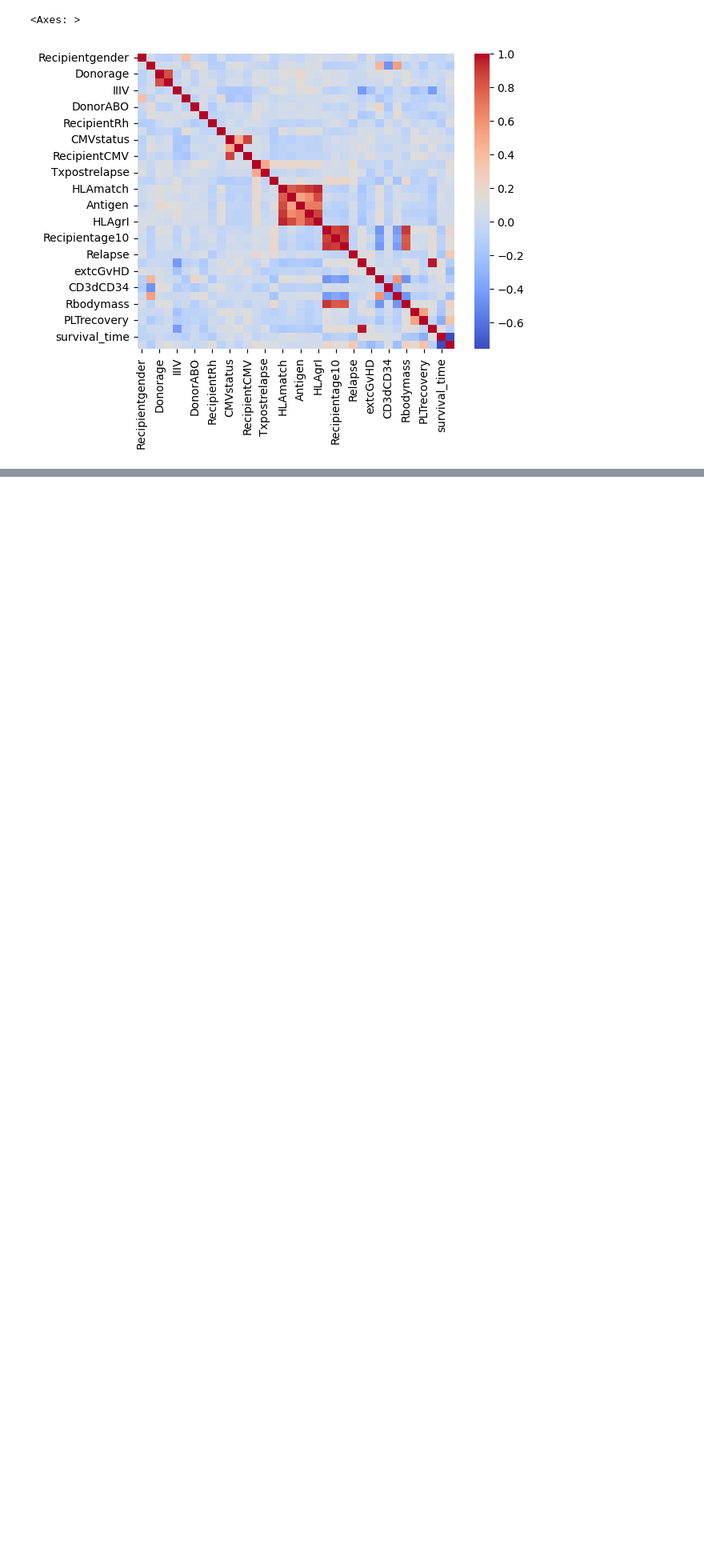
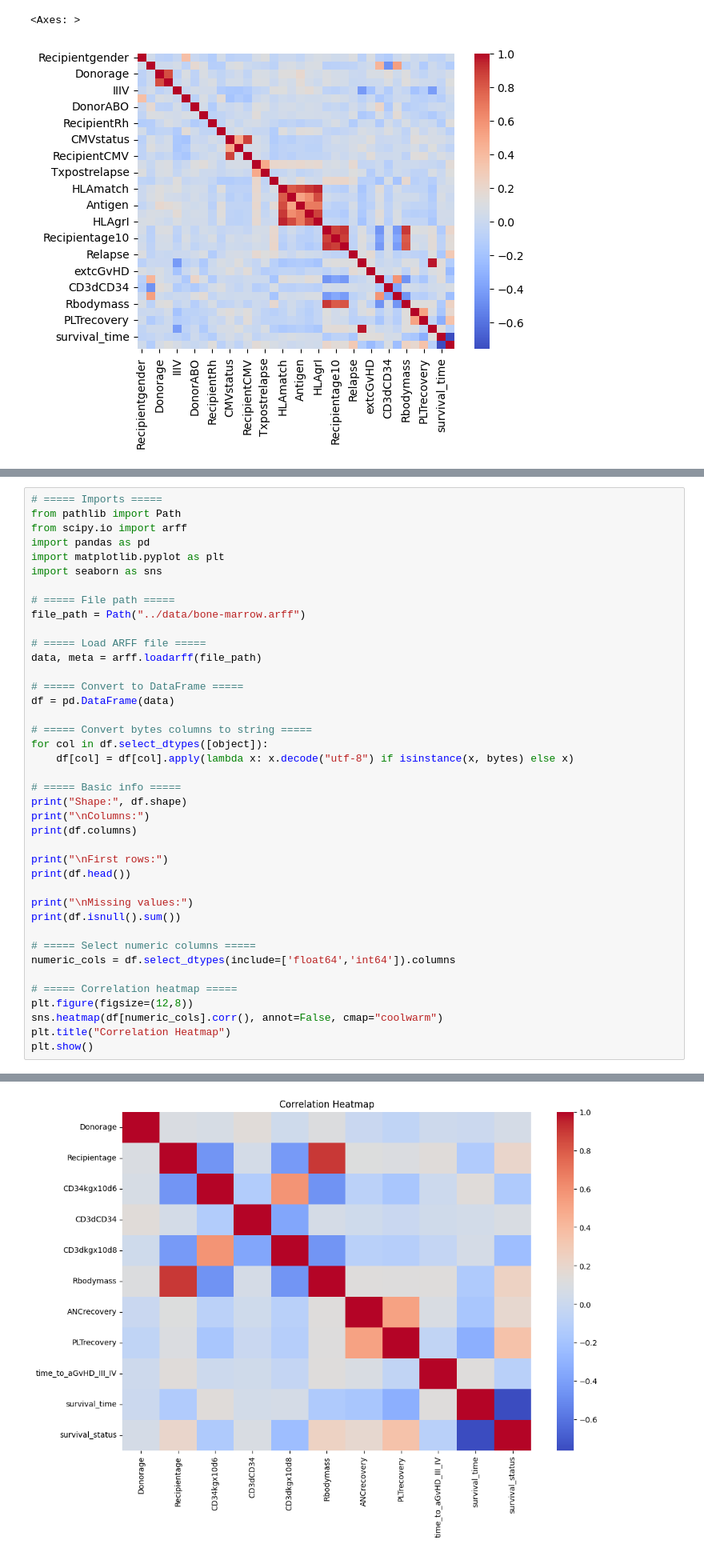
Before and after one commit to konesbradi-jpg/bone-marrow-ml, a Jupyter notebook: notebooks/eda.ipynb, the cells around one changed output, grey strips where cells are left out. Shown at 80% size. Drawn from its saved outputs; the diff is of its cells as text; blank space fills up the shorter version.

```diff
--- a/notebooks/eda.ipynb
+++ b/notebooks/eda.ipynb
@@ -116,0 +153,41 @@ sns.heatmap(corr_matrix, annot=False, cmap='coolwarm')
+# %%
+# ===== Imports =====
+from pathlib import Path
+from scipy.io import arff
+import pandas as pd
+import matplotlib.pyplot as plt
+import seaborn as sns
+
+# ===== File path =====
+file_path = Path("../data/bone-marrow.arff")
+
+# ===== Load ARFF file =====
+data, meta = arff.loadarff(file_path)
+
+# ===== Convert to DataFrame =====
+df = pd.DataFrame(data)
+
+# ===== Convert bytes columns to string =====
+for col in df.select_dtypes([object]):
+    df[col] = df[col].apply(lambda x: x.decode("utf-8") if isinstance(x, bytes) else x)
+
+# ===== Basic info =====
+print("Shape:", df.shape)
+print("\nColumns:")
+print(df.columns)
+
+print("\nFirst rows:")
+print(df.head())
+
+print("\nMissing values:")
+print(df.isnull().sum())
+
+# ===== Select numeric columns =====
+numeric_cols = df.select_dtypes(include=['float64','int64']).columns
+
+# ===== Correlation heatmap =====
+plt.figure(figsize=(12,8))
+sns.heatmap(df[numeric_cols].corr(), annot=False, cmap="coolwarm")
+plt.title("Correlation Heatmap")
+plt.show()
+# %% [output]
@@ -116,0 +211 @@ sns.heatmap(corr_matrix, annot=False, cmap='coolwarm')
+[figure, added]
```
Also changed, not shown: parts of 5 cells of this notebook.
